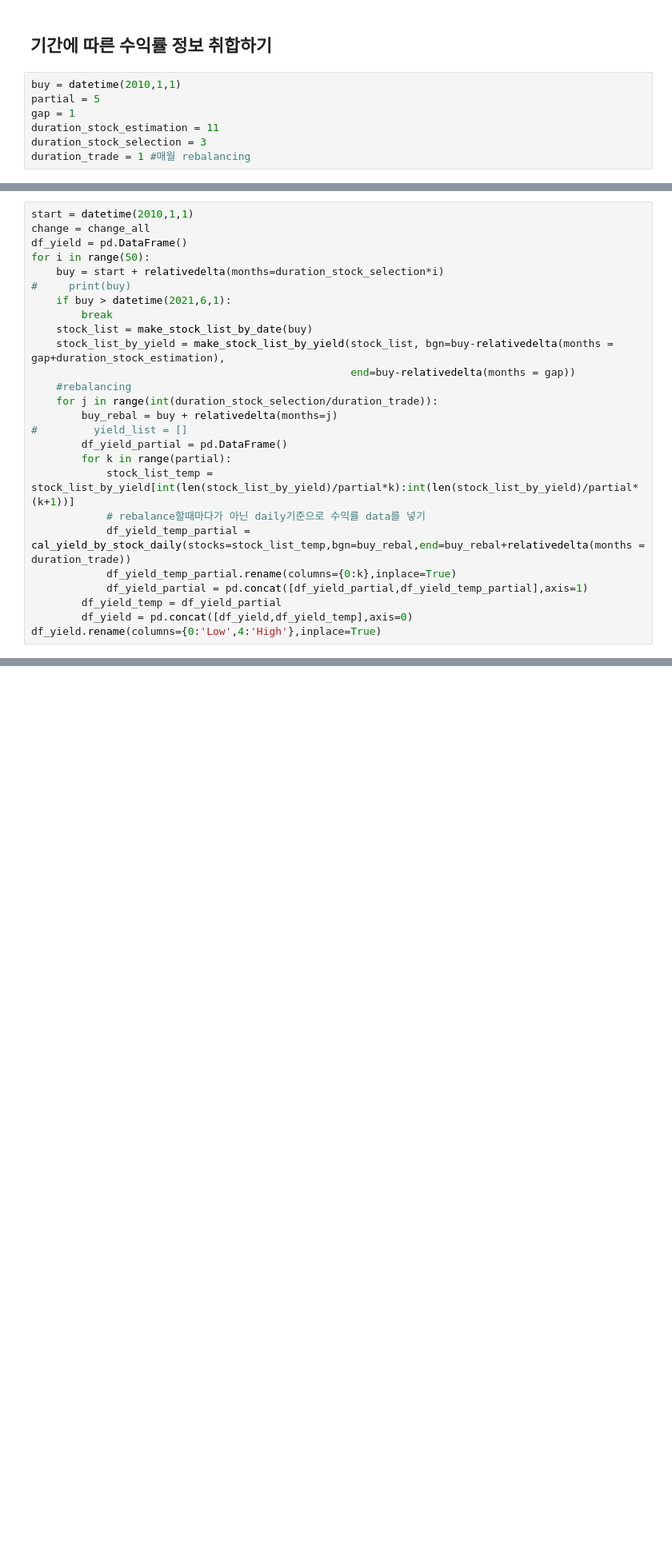
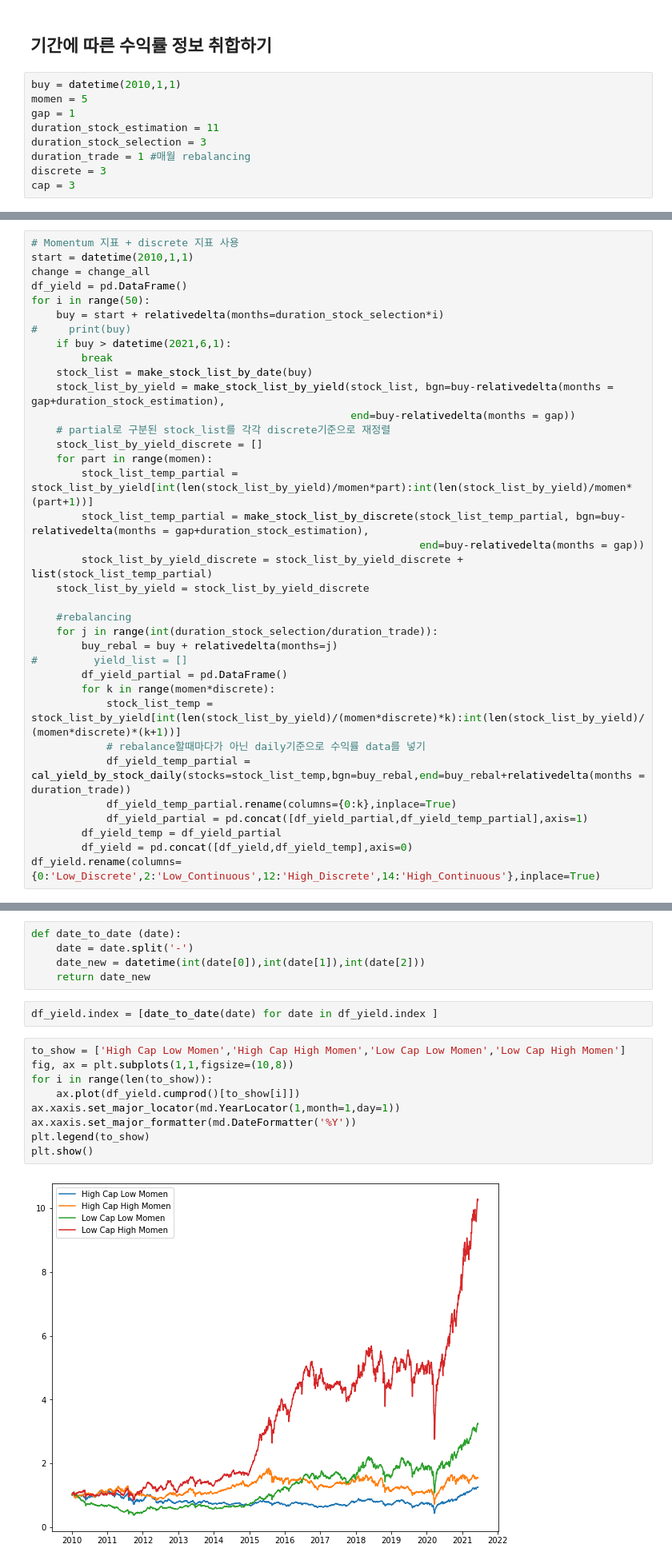
Before and after one commit to malkovich0/Finance, a Jupyter notebook: Algorithm.ipynb, the cells around one changed output, grey strips where cells are left out. Shown at 80% size. Drawn from its saved outputs; the diff is of its cells as text; blank space fills up the shorter version.

Commit message:
momentum, SML

```diff
--- a/Algorithm.ipynb
+++ b/Algorithm.ipynb
@@ -77,9 +113,11 @@ def cal_yield_by_stock_daily(stocks : list, bgn : datetime, end : datetime) :
 ## 기간에 따른 수익률 정보 취합하기
 # %%
 buy = datetime(2010,1,1)
-partial = 5
+momen = 5
 gap = 1
 duration_stock_estimation = 11
 duration_stock_selection = 3
 duration_trade = 1 #매월 rebalancing
+discrete = 3
+cap = 3
 # %%
@@ -126,4 +219,5 @@ The date you entered 20210101 seems to be a holiday. PYKRX changes the date para
 # %%
+# Momentum 지표 + discrete 지표 사용
 start = datetime(2010,1,1)
 change = change_all
 df_yield = pd.DataFrame()
@@ -135,20 +229,29 @@ for i in range(50):
     stock_list = make_stock_list_by_date(buy)
     stock_list_by_yield = make_stock_list_by_yield(stock_list, bgn=buy-relativedelta(months = gap+duration_stock_estimation),
                                                    end=buy-relativedelta(months = gap))
+    # partial로 구분된 stock_list를 각각 discrete기준으로 재정렬
+    stock_list_by_yield_discrete = []
+    for part in range(momen):
+        stock_list_temp_partial = stock_list_by_yield[int(len(stock_list_by_yield)/momen*part):int(len(stock_list_by_yield)/momen*(part+1))]
+        stock_list_temp_partial = make_stock_list_by_discrete(stock_list_temp_partial, bgn=buy-relativedelta(months = gap+duration_stock_estimation),
+                                                              end=buy-relativedelta(months = gap))
+        stock_list_by_yield_discrete = stock_list_by_yield_discrete + list(stock_list_temp_partial)
+    stock_list_by_yield = stock_list_by_yield_discrete
+
     #rebalancing
     for j in range(int(duration_stock_selection/duration_trade)):
         buy_rebal = buy + relativedelta(months=j)
 #         yield_list = []
         df_yield_partial = pd.DataFrame()
-        for k in range(partial):
-            stock_list_temp = stock_list_by_yield[int(len(stock_list_by_yield)/partial*k):int(len(stock_list_by_yield)/partial*(k+1))]
+        for k in range(momen*discrete):
+            stock_list_temp = stock_list_by_yield[int(len(stock_list_by_yield)/(momen*discrete)*k):int(len(stock_list_by_yield)/(momen*discrete)*(k+1))]
             # rebalance할때마다가 아닌 daily기준으로 수익률 data를 넣기
             df_yield_temp_partial = cal_yield_by_stock_daily(stocks=stock_list_temp,bgn=buy_rebal,end=buy_rebal+relativedelta(months = duration_trade))
             df_yield_temp_partial.rename(columns={0:k},inplace=True)
             df_yield_partial = pd.concat([df_yield_partial,df_yield_temp_partial],axis=1)
         df_yield_temp = df_yield_partial
         df_yield = pd.concat([df_yield,df_yield_temp],axis=0)
-df_yield.rename(columns={0:'Low',4:'High'},inplace=True)
+df_yield.rename(columns={0:'Low_Discrete',2:'Low_Continuous',12:'High_Discrete',14:'High_Continuous'},inplace=True)
 # %% [output]
 The date you entered 20100101 seems to be a holiday. PYKRX changes the date parameter to 20091230 to query the requested information.
 The date you entered 20100101 seems to be a holiday. PYKRX changes the date parameter to 20091230 to query the requested information.
@@ -177,3 +285,21 @@ df_yield.to_csv('Product/Momentum_5partial_11m_est_w_1m_gap_3m_selec_1m_rebal.cs
+# %%
+def date_to_date (date):
+    date = date.split('-')
+    date_new = datetime(int(date[0]),int(date[1]),int(date[2]))
+    return date_new
+# %%
+df_yield.index = [date_to_date(date) for date in df_yield.index ]
+# %%
+to_show = ['High Cap Low Momen','High Cap High Momen','Low Cap Low Momen','Low Cap High Momen']
+fig, ax = plt.subplots(1,1,figsize=(10,8))
+for i in range(len(to_show)):
+    ax.plot(df_yield.cumprod()[to_show[i]])
+ax.xaxis.set_major_locator(md.YearLocator(1,month=1,day=1))
+ax.xaxis.set_major_formatter(md.DateFormatter('%Y'))
+plt.legend(to_show)
+plt.show()
+# %% [output]
+[figure, added]
 # %% [markdown]
 기타코드
 # %%
```
Also changed, not shown: parts of 8 cells of this notebook.
